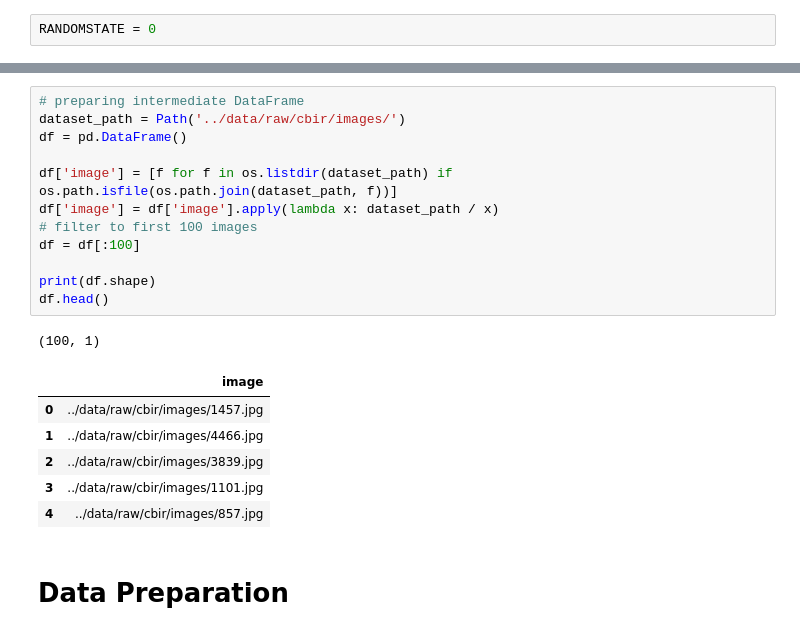
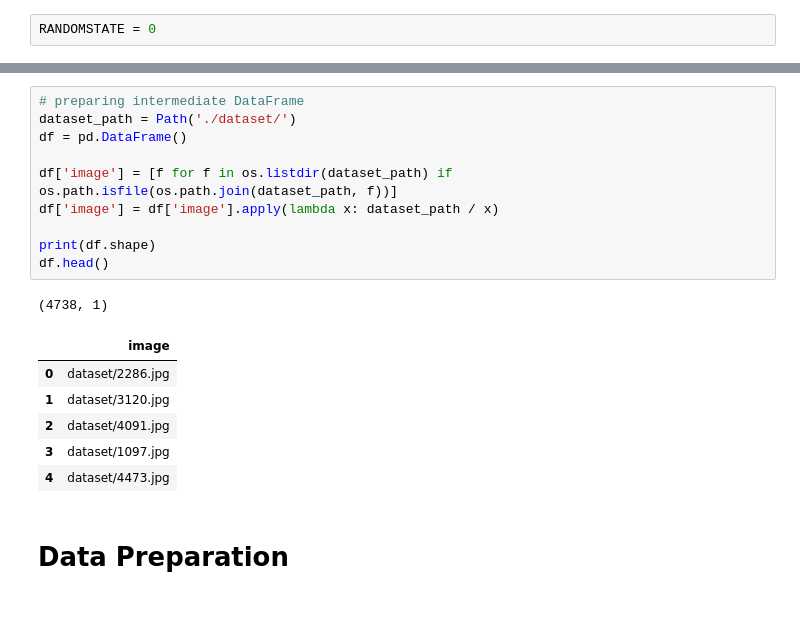
Before and after one commit to smb-h/iirbctf, a Jupyter notebook: notebooks/content-based-image-retrieval-pytorch.ipynb, the cells around one changed output, grey strips where cells are left out. Cells and saved outputs as stored; diff of their text form.

Commit message:
:zap: update(notebooks): updating CBIR notebook

```diff
--- a/notebooks/content-based-image-retrieval-pytorch.ipynb
+++ b/notebooks/content-based-image-retrieval-pytorch.ipynb
@@ -48,23 +47,21 @@ cpu
 # %%
 # preparing intermediate DataFrame
-dataset_path = Path('../data/raw/cbir/images/')
+dataset_path = Path('./dataset/')
 df = pd.DataFrame()
 
 df['image'] = [f for f in os.listdir(dataset_path) if os.path.isfile(os.path.join(dataset_path, f))]
 df['image'] = df['image'].apply(lambda x: dataset_path / x)
-# filter to first 100 images
-df = df[:100]
 
 print(df.shape)
 df.head()
 # %% [output]
-(100, 1)
+(4738, 1)
 |  | image |
-| 0 | ../data/raw/cbir/images/1457.jpg |
-| 1 | ../data/raw/cbir/images/4466.jpg |
-| 2 | ../data/raw/cbir/images/3839.jpg |
-| 3 | ../data/raw/cbir/images/1101.jpg |
-| 4 | ../data/raw/cbir/images/857.jpg |
+| 0 | dataset/2286.jpg |
+| 1 | dataset/3120.jpg |
+| 2 | dataset/4091.jpg |
+| 3 | dataset/1097.jpg |
+| 4 | dataset/4473.jpg |
 # %% [markdown]
 # Data Preparation
 # %%
```
Also changed, not shown: parts of 22 cells of this notebook.
